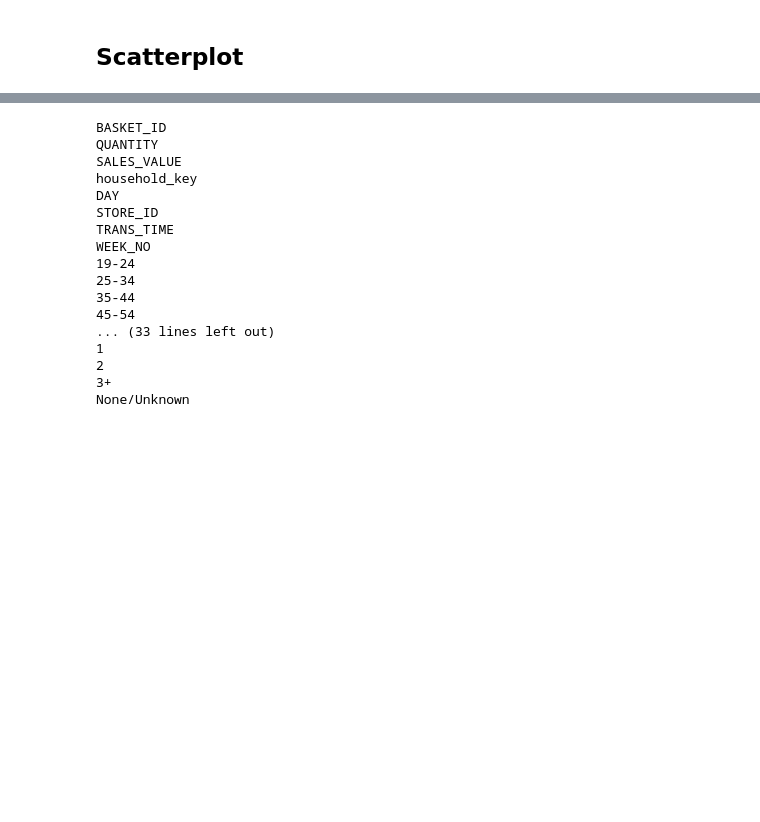
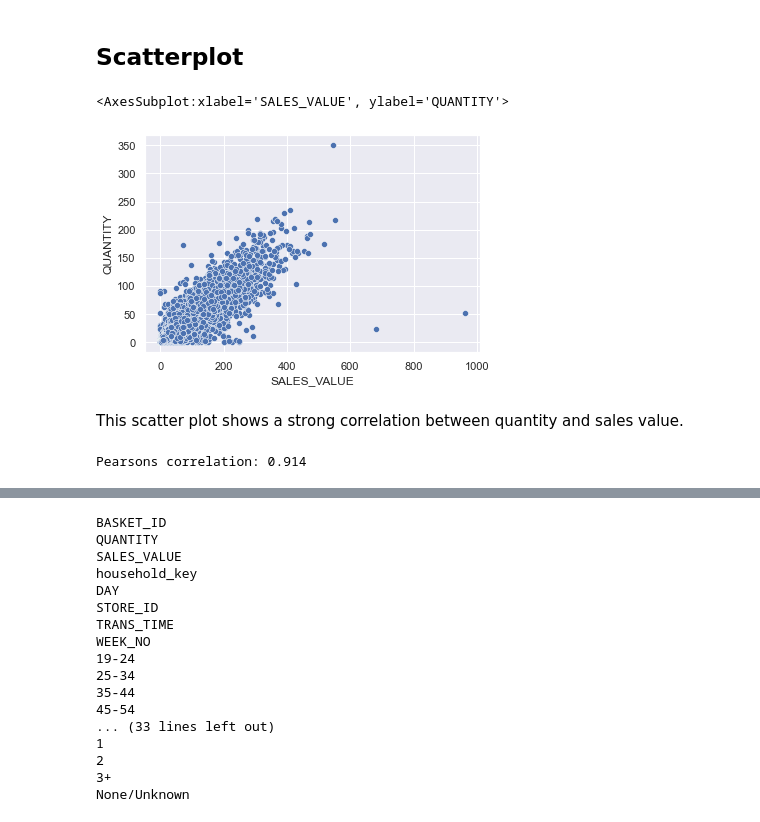
Before and after one commit to vmarklynn/CPSC5310-Project, a Jupyter notebook: Code/EDA_ProjectPart2.ipynb, the cells around one changed output, grey strips where cells are left out. Saved outputs shown, nothing was run; the diff lists cells and outputs as text; code cells hidden in the pictures; blank space fills up the shorter version.

Commit message:
Add scatter plot and calculate Pearson's correlation

```diff
--- a/Code/EDA_ProjectPart2.ipynb
+++ b/Code/EDA_ProjectPart2.ipynb
@@ -547,5 +547,20 @@ sns.pairplot(hh_transactions[features])
 # %% [markdown]
 ## Scatterplot
+# %%
+sns.scatterplot(data = hh_transactions, x = 'SALES_VALUE', y = 'QUANTITY')
+# %% [output]
+<AxesSubplot:xlabel='SALES_VALUE', ylabel='QUANTITY'>
+[figure, added]
+# %% [markdown]
+This scatter plot shows a strong correlation between quantity and sales value.
+# %%
+# calculate Pearson's correlation
+from scipy.stats import pearsonr
+# calculate Pearson's correlation between SALES_VALUE and QUANTITY
+corr, _ = pearsonr(hh_transactions['SALES_VALUE'], hh_transactions['QUANTITY'])
+print('Pearsons correlation: %.3f' % corr)
+# %% [output]
+Pearsons correlation: 0.914
 # %%
 ## Calculate the correlation
 hh_transactions.corr()
```
Also changed, not shown: parts of 4 cells of this notebook.
